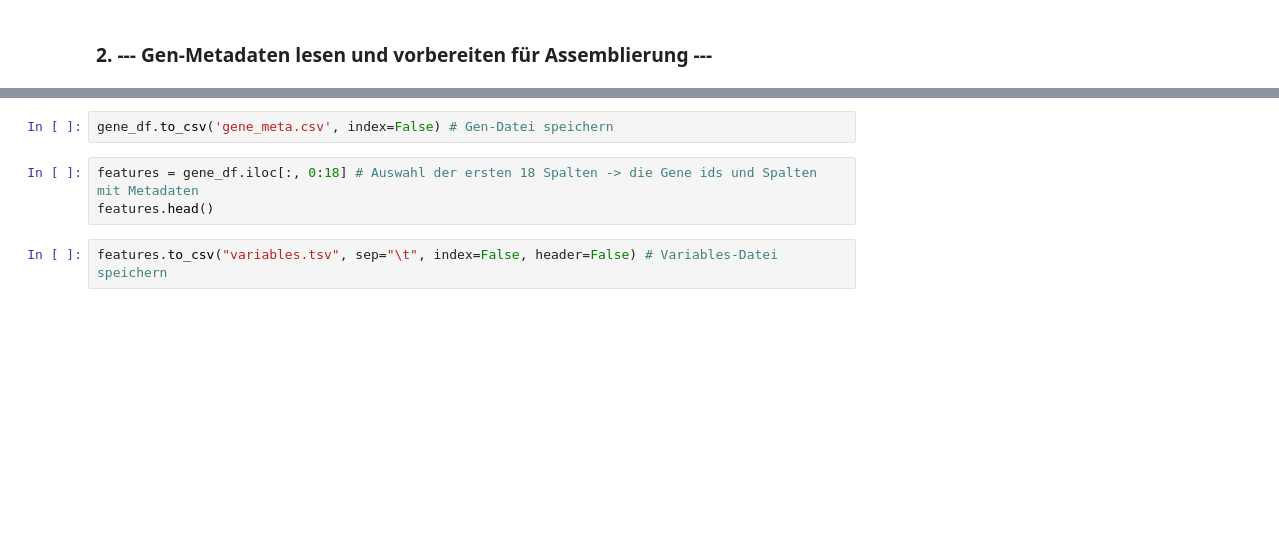
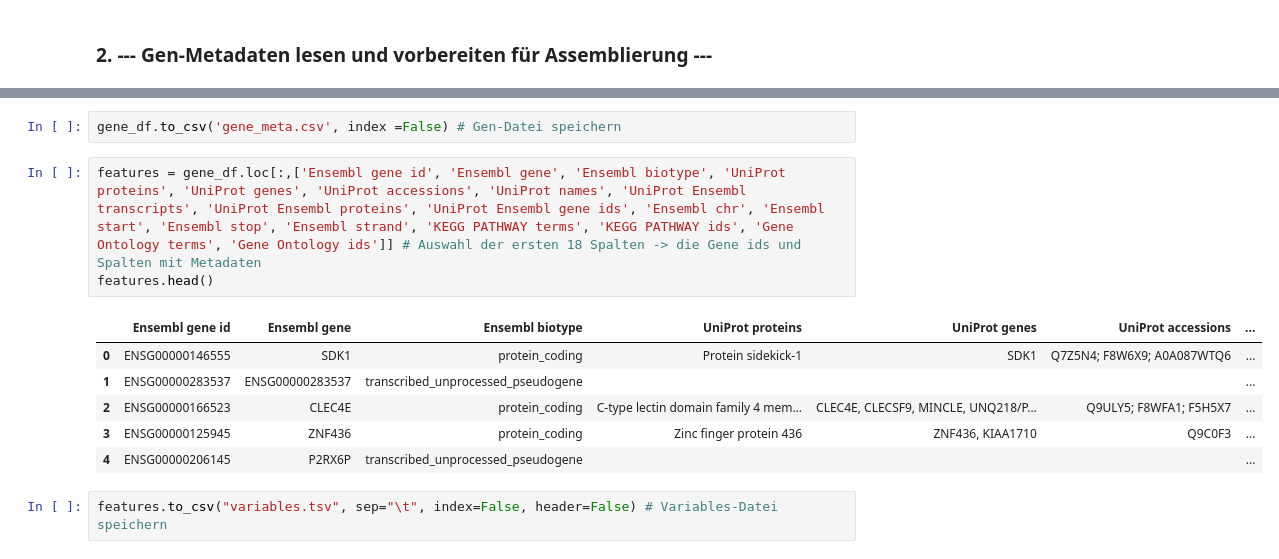
Before and after one commit to dlnija/ScRNA-analysis, a Jupyter notebook: 0_Preassembling.ipynb, the cells around one changed output, grey strips where cells are left out. Cells and saved outputs as stored; diff of their text form; blank space fills up the shorter version.

```diff
--- a/0_Preassembling.ipynb
+++ b/0_Preassembling.ipynb
@@ -55,8 +98,15 @@ gene_df.head()
 # %%
-gene_df.to_csv('gene_meta.csv', index=False) # Gen-Datei speichern
+gene_df.to_csv('gene_meta.csv', index =False) # Gen-Datei speichern
-# %%
-features = gene_df.iloc[:, 0:18] # Auswahl der ersten 18 Spalten -> die Gene ids und Spalten mit Metadaten
-features.head()
+# %%
+features = gene_df.loc[:,['Ensembl gene id', 'Ensembl gene', 'Ensembl biotype', 'UniProt proteins', 'UniProt genes', 'UniProt accessions', 'UniProt names', 'UniProt Ensembl transcripts', 'UniProt Ensembl proteins', 'UniProt Ensembl gene ids', 'Ensembl chr', 'Ensembl start', 'Ensembl stop', 'Ensembl strand', 'KEGG PATHWAY terms', 'KEGG PATHWAY ids', 'Gene Ontology terms', 'Gene Ontology ids']] # Auswahl der ersten 18 Spalten -> die Gene ids und Spalten mit Metadaten
+features.head()
+# %% [output]
+|  | Ensembl gene id | Ensembl gene | Ensembl biotype | UniProt proteins | UniProt genes | UniProt accessions | ... |
+| 0 | ENSG00000146555 | SDK1 | protein_coding | Protein sidekick-1 | SDK1 | Q7Z5N4; F8W6X9; A0A087WTQ6 | ... |
+| 1 | ENSG00000283537 | ENSG00000283537 | transcribed_unprocessed_pseudogene |  |  |  | ... |
+| 2 | ENSG00000166523 | CLEC4E | protein_coding | C-type lectin domain family 4 mem... | CLEC4E, CLECSF9, MINCLE, UNQ218/P... | Q9ULY5; F8WFA1; F5H5X7 | ... |
+| 3 | ENSG00000125945 | ZNF436 | protein_coding | Zinc finger protein 436 | ZNF436, KIAA1710 | Q9C0F3 | ... |
+| 4 | ENSG00000206145 | P2RX6P | transcribed_unprocessed_pseudogene |  |  |  | ... |
 # %%
 features.to_csv("variables.tsv", sep="\t", index=False, header=False) # Variables-Datei speichern
 # %% [markdown]
```
Also changed, not shown: parts of 21 cells of this notebook.
